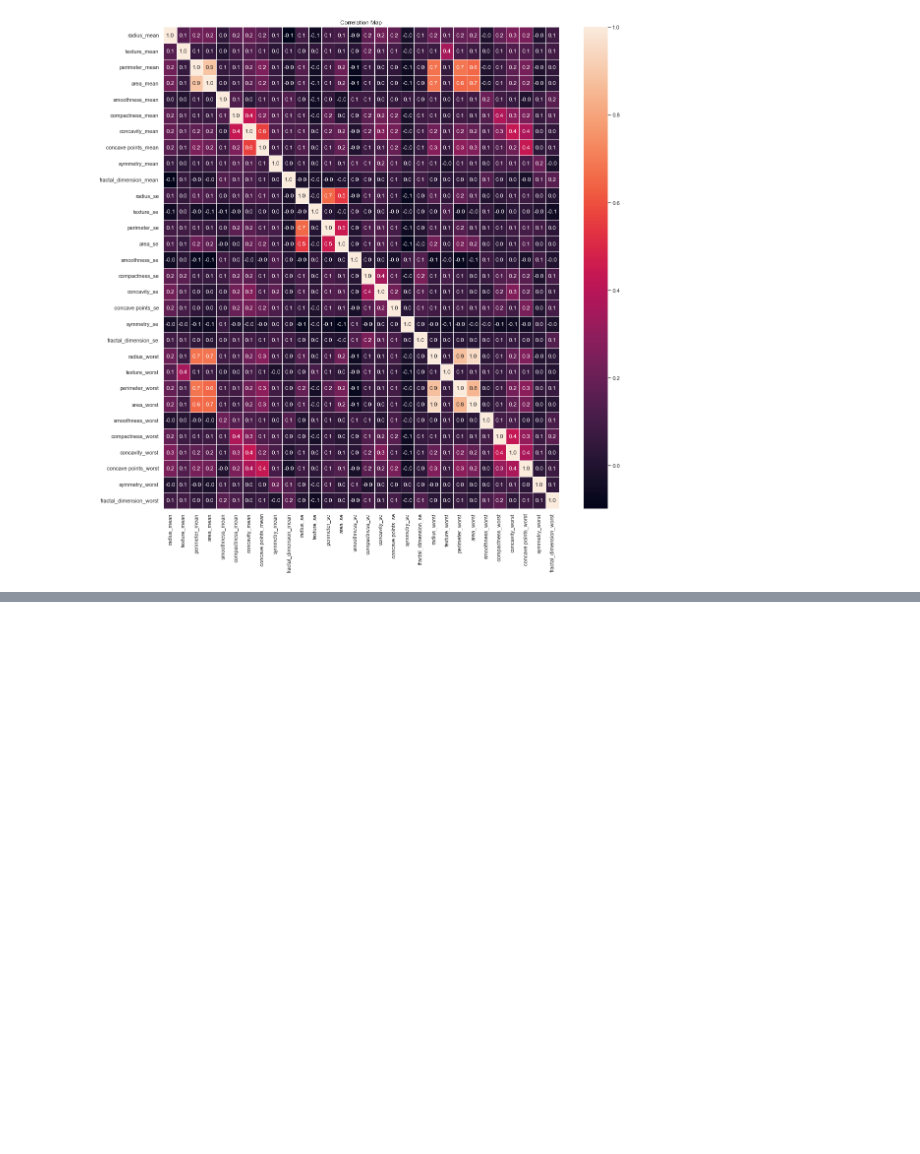
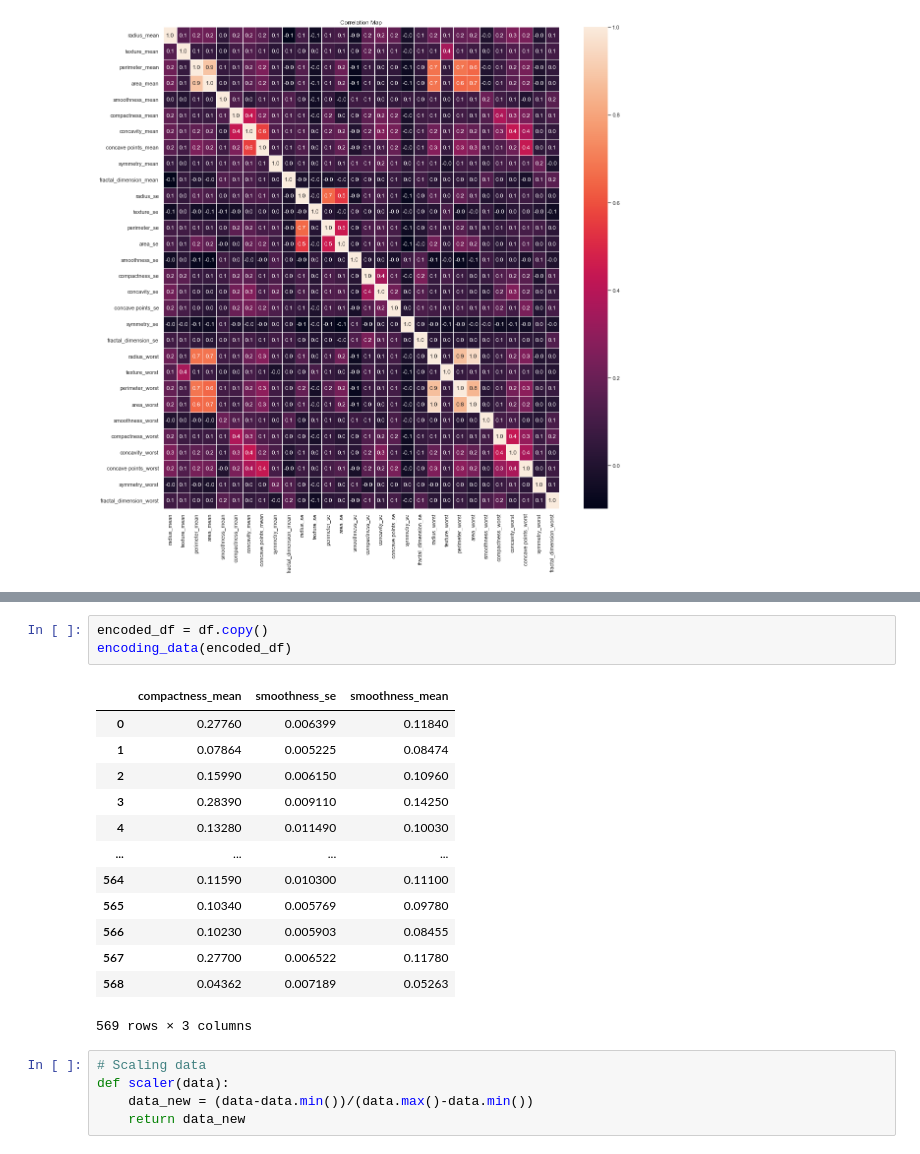
Before and after one commit to Tilda98/Causal_Inference, a Jupyter notebook: notebooks/eda.ipynb, the cells around one changed output, grey strips where cells are left out. Saved outputs shown, nothing was run; the diff lists cells and outputs as text; blank space fills up the shorter version.

```diff
--- a/notebooks/eda.ipynb
+++ b/notebooks/eda.ipynb
@@ -250,0 +263,22 @@ plt.show()
+# %%
+encoded_df = df.copy()
+encoding_data(encoded_df)
+# %% [output]
+|  | compactness_mean | smoothness_se | smoothness_mean |
+| 0 | 0.27760 | 0.006399 | 0.11840 |
+| 1 | 0.07864 | 0.005225 | 0.08474 |
+| 2 | 0.15990 | 0.006150 | 0.10960 |
+| 3 | 0.28390 | 0.009110 | 0.14250 |
+| 4 | 0.13280 | 0.011490 | 0.10030 |
+| ... | ... | ... | ... |
+| 564 | 0.11590 | 0.010300 | 0.11100 |
+| 565 | 0.10340 | 0.005769 | 0.09780 |
+| 566 | 0.10230 | 0.005903 | 0.08455 |
+| 567 | 0.27700 | 0.006522 | 0.11780 |
+| 568 | 0.04362 | 0.007189 | 0.05263 |
+569 rows × 3 columns
+# %%
+# Scaling data
+def scaler(data):
+    data_new = (data-data.min())/(data.max()-data.min())
+    return data_new
```
Also changed, not shown: parts of 4 cells of this notebook.
